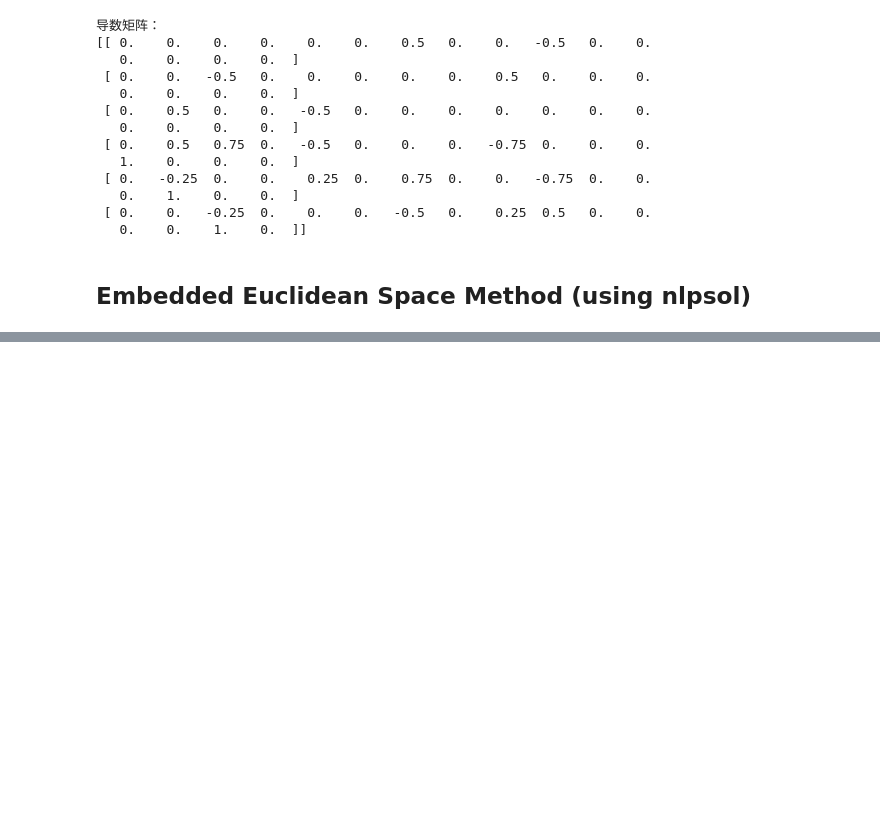
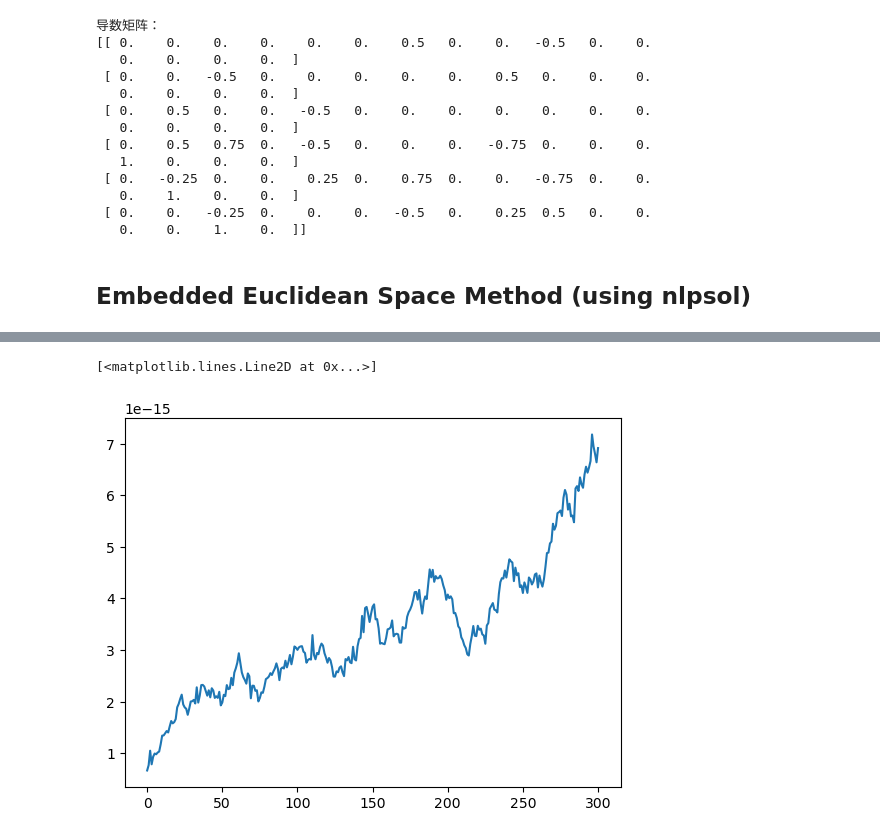
Before and after one commit to chenghuailin/trajectory_optimization_matrix_lie_groups, a Jupyter notebook: baseline_SE3.ipynb, the cells around one changed output, grey strips where cells are left out. Saved outputs shown, nothing was run; the diff lists cells and outputs as text; code cells hidden in the pictures; blank space fills up the shorter version.

Commit message:
Develop matrix norm cost baseline for SO3 tracking and baselines for SE3 tracking

```diff
--- a/baseline_SE3.ipynb
+++ b/baseline_SE3.ipynb
@@ -1444,0 +2003,12 @@ NameError: name 'solver' is not defined
+# %%
+violation_zero = [ np.linalg.norm(x[0][3,:3]) for x in xs_unconstr_euc]
+
+R_unconstr_euc = [ x[0][:3,:3] for x in xs_unconstr_euc ]
+violation_orth = [ np.linalg.norm(R.T @ R - np.identity(3)) for R in R_unconstr_euc]
+
+plt.figure()
+plt.plot(violation_orth)
+# plt.yscale('log')
+# %% [output]
+[<matplotlib.lines.Line2D at 0x...>]
+[figure, added]
```
Also changed, not shown: parts of 7 cells of this notebook, 2 other files.
